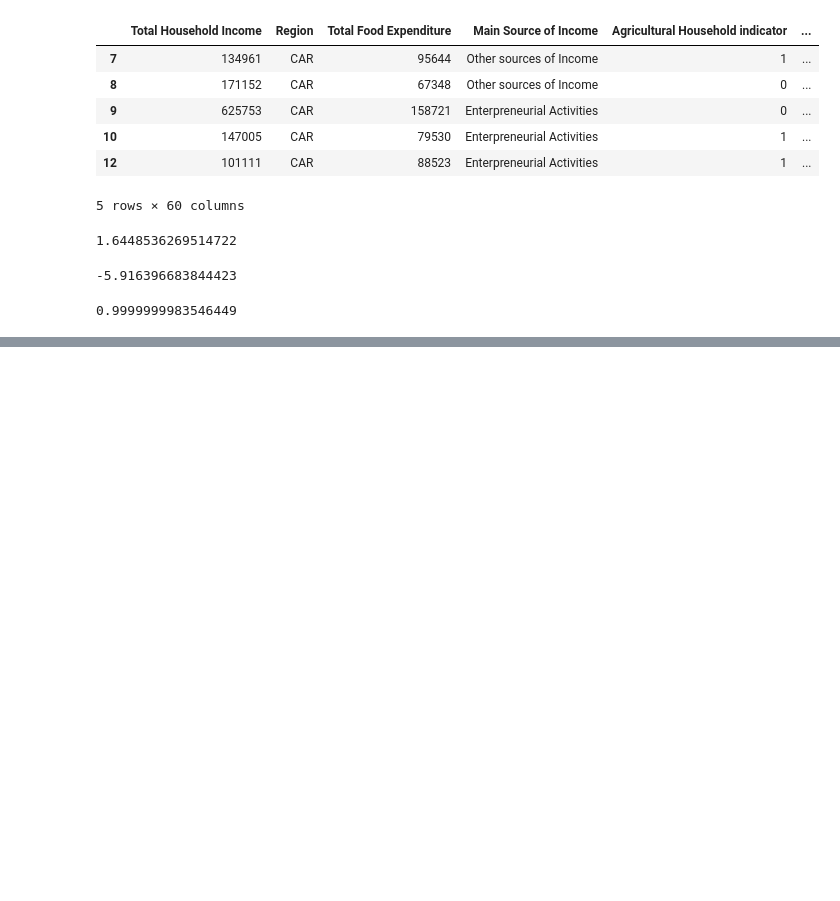
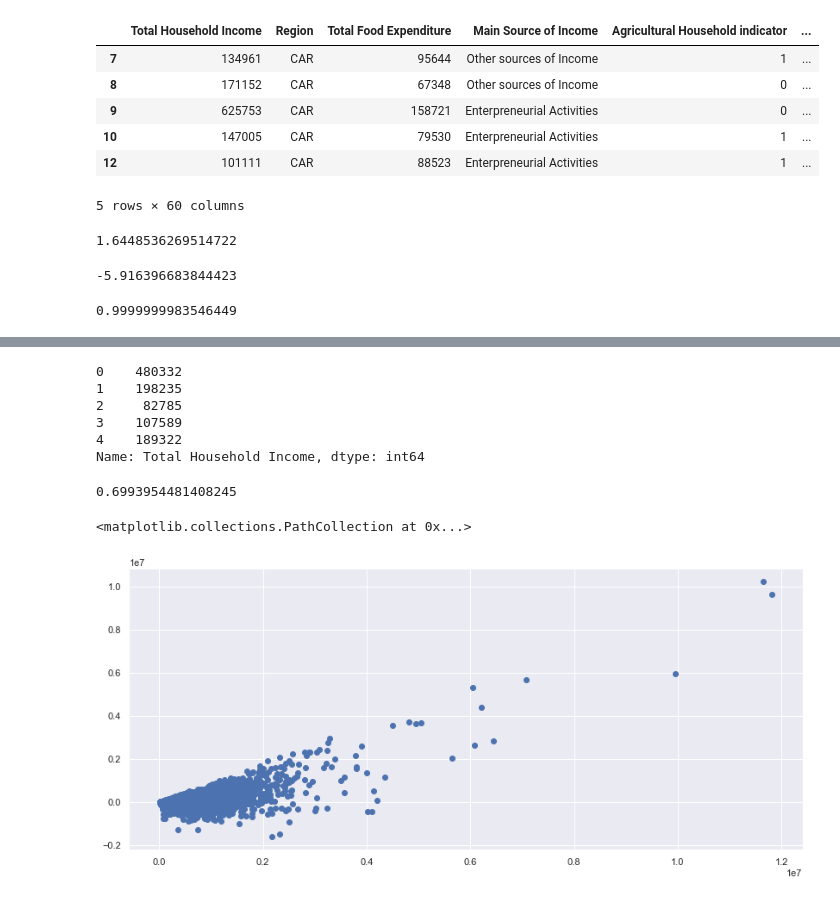
Before and after one commit to lucas54neves/statistical-analysis-of-philippine-demographics, a Jupyter notebook: src/project.ipynb, the cells around one changed output, grey strips where cells are left out. Drawn from its saved outputs; the diff is of its cells as text; code cells hidden in the pictures; blank space fills up the shorter version.

```diff
--- a/src/project.ipynb
+++ b/src/project.ipynb
@@ -419,0 +434,11 @@ Aceita-se H0. Há diferença de média de número total de membros da família p
+# %%
+columns = []
+
+for column in df.columns:
+    if df[column].dtype == 'int64':
+        correlation, p_value = pearsonr(df['Total Household Income'], df[column])
+
+        if correlation > 0.6:
+            columns.append(column)
+
+columns
@@ -419,0 +455,6 @@ Aceita-se H0. Há diferença de média de número total de membros da família p
+# %%
+columns = [column for column in columns if column != 'Total Household Income']
+
+X = df[columns]
+
+y = df['Total Household Income']
@@ -419,0 +470,26 @@ Aceita-se H0. Há diferença de média de número total de membros da família p
+# %%
+y.head()
+# %% [output]
+0    480332
+1    198235
+2     82785
+3    107589
+4    189322
+Name: Total Household Income, dtype: int64
+# %%
+lr = LinearRegression().fit(X, y)
+
+y_pred = lr.predict(X)
+
+lr.score(X, y)
+# %% [output]
+0.6993954481408245
+# %%
+waste = y - y_pred
+
+plt.figure(figsize=(14, 6))
+
+plt.scatter(y, waste)
+# %% [output]
+<matplotlib.collections.PathCollection at 0x...>
+[figure, added]
```
Also changed, not shown: parts of 59 cells of this notebook.
